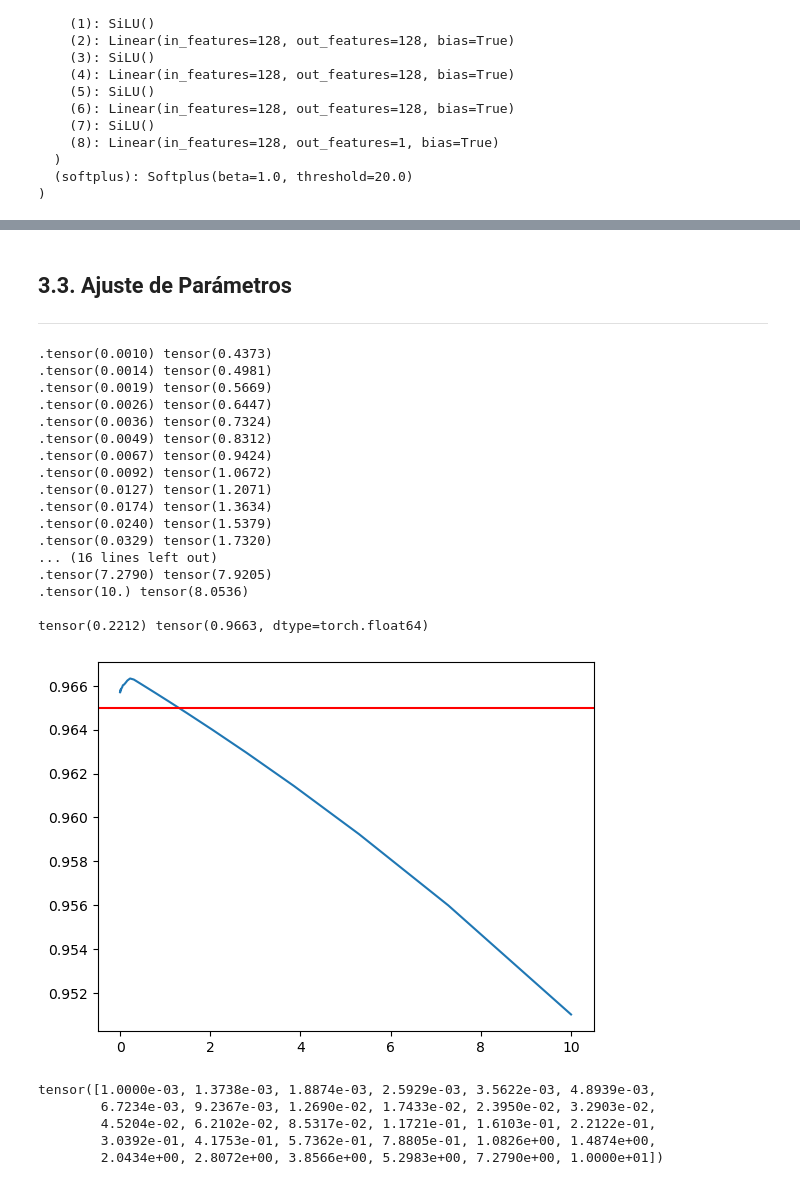
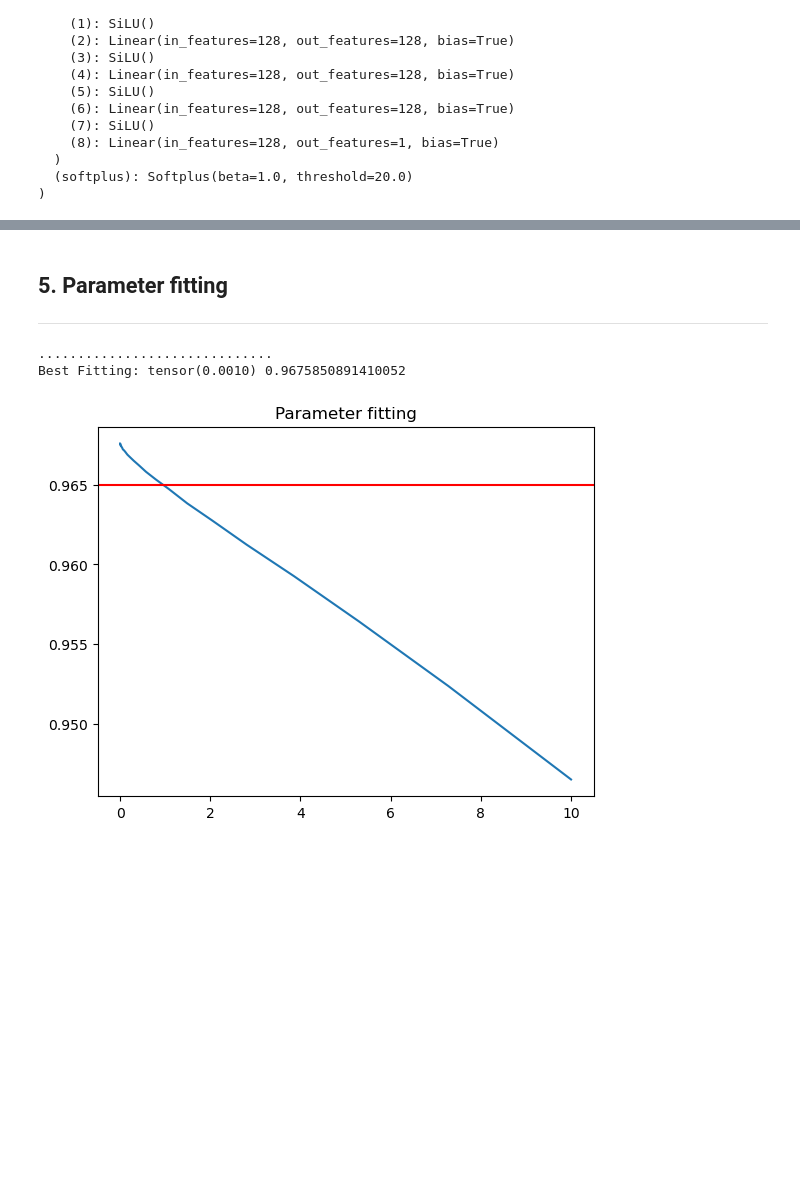
Before and after one commit to juanramondiaz/CosmoPython, a Jupyter notebook: Cosmo.5A.Inflaton.ipynb, the cells around one changed output, grey strips where cells are left out. Cells and saved outputs as stored; diff of their text form; code cells hidden in the pictures; blank space fills up the shorter version.

```diff
--- a/Cosmo.5A.Inflaton.ipynb
+++ b/Cosmo.5A.Inflaton.ipynb
@@ -500,17 +542,17 @@ def d2V_VNet(phi):
 # %%
 def V(phi, param):
     """
-    Calcula el potencial V(phi) para un campo escalar dado el tipo de potencial.
+    Computes the potential V(phi) for a scalar field given the potential type.
 
     Args:
-        phi (torch.Tensor): Valor del campo escalar.
-        param(dict): Diccionario de Parámetros
+        phi (torch.Tensor): Value of the scalar field.
+        param(dict): Parameter dictionary
 
     Returns:
-        torch.Tensor: Valor del potencial V(phi).
+        torch.Tensor: Value of the potential V(phi).
 
     Raises:
-        ValueError: Si el tipo de potencial no es válido.
+        ValueError: If the potential type is not valid.
     """
     pot = param['potential']
     phi = torch.as_tensor(phi)
@@ -537,23 +579,23 @@ def V(phi, param):
     elif pot == 'VNet':
         return V_VNet(phi)
     else:
-        raise ValueError("Potencial desconocido")
+        raise ValueError("Unknown potential")
 
 def dV_dphi(phi, param):
     """
-    Calcula la derivada del potencial V'(phi) = dV/dphi.
+    Computes the derivative of the potential V'(phi) = dV/dphi.
 
     Args:
-        phi (torch.Tensor): Valor del campo escalar (en unidades de M_Pl).
-        param(dict): Diccionario de Parámetros
+        phi (torch.Tensor): Value of the scalar field (in units of M_Pl).
+        param(dict): Parameter dictionary
 
     Returns:
-        torch.Tensor: Valor de la derivada V'(phi).
+        torch.Tensor: Value of the derivative V'(phi).
 
     Raises:
-        ValueError: Si el tipo de potencial no es válido.
+        ValueError: If the potential type is not valid.
     """
-    # Tipo de potencial ('quad', 'quartic', 'hilltop', 'alpha').
+    # Potential type ('quad', 'quartic', 'hilltop', 'alpha').
     pot = param['potential']
     phi = torch.as_tensor(phi)
     if pot == 'quad':
@@ -581,10 +623,10 @@ def dV_dphi(phi, param):
     elif pot == 'VNet':
         return dV_VNet(phi)
     else:
-        raise ValueError("Potencial desconocido")
+        raise ValueError("Unknown potential")
 
 def d2V_dphi(phi, param):
-    # Segunda derivada, útil para eta_V
+    # Second derivative, useful for eta_V
     pot = param['potential']
     phi = torch.as_tensor(phi)
     if pot == 'quad':
@@ -597,8 +639,8 @@ def d2V_dphi(phi, param):
         V0 = param['V0']
         mu = param['mu']
         p  = param['p']
-        # d/dphi de la expresión anterior:
-        # V' = -2 V0 (1 - x) p phi^{p-1} / mu^p, con x=(phi/mu)^p
+        # d/dphi of the previous expression:
+        # V' = -2 V0 (1 - x) p phi^{p-1} / mu^p, with x=(phi/mu)^p
         # V'' = -2 V0 [ (-x') p phi^{p-1}/mu^p + (1 - x) p (p-1) phi^{p-2}/mu^p ]
         x   = (phi / mu).pow(p)
         xp  = p * (phi.pow(p-1)) / (mu.pow(p))
@@ -616,5 +658,5 @@ def d2V_dphi(phi, param):
     elif pot == 'VNet':
         return d2V_VNet(phi)
     else:
-        raise ValueError("Potencial desconocido")
+        raise ValueError("Unknown potential")
 # %% [markdown]
@@ -2006,5 +2057,5 @@ plt.show()
 # %% [markdown]
-## 3.3. Ajuste de Parámetros
+## 5. Parameter fitting
 ---
 # %%
 p_list = torch.logspace(-3, 1, 30)
@@ -2013,62 +2064,38 @@ n_s_list, r_list =[], []
 method = 'N'  # 'N', 'TIME'
 
 for p in p_list:
     #print('\n POTENCIAL:', pot,'\n', '*'*40)
     print('.', end='')
     pot = 'alpha'
 
     if method == 'TIME':
         param = get_Params(units=UNITS, potential= pot, CMB_fit = False)
         param['lambda_'] = phi0
         param['potential']=pot
         condition = get_Initial_Conditions(param)#, phi0 = condition['phi0'] )
         results = integrate_inflation_by_time(equations, condition=condition, param=param, events=end_inflation, method='RK45', debug =False)
     elif method == 'N':
         param = get_Params(units=UNITS, potential= pot, CMB_fit = True)
         param['p'] = p
         param['potential']=pot
         param['alpha'] = p
         condition = get_Initial_Conditions(param)#, phi0 = condition['phi0'] )
-        print(p, condition['phi0'])
         results = integrate_inflation_by_efolds(param, condition, dN=1e-1, N_max=80.0, stop_when='epsV', debug = False)
 
 
     param_cosmo = analisis_Solution(results, param, debug =False)
     n_s_list.append(param_cosmo['n_s'])
     r_list.append(param_cosmo['r'])
 plt.plot(p_list,n_s_list)
-
+plt.title('Parameter fitting')
 plt.axhline(0.965, color='r')
 #plt.axvline(1.0, color='r')
 print()
-print(p_list[torch.argmax(torch.Tensor(n_s_list))], n_s_list[torch.argmax(torch.Tensor(n_s_list))])
+print('Best Fitting:', p_list[torch.argmax(torch.Tensor(n_s_list))], n_s_list[torch.argmax(torch.Tensor(n_s_list))])
 # %% [output]
-.tensor(0.0010) tensor(0.4373)
-.tensor(0.0014) tensor(0.4981)
-.tensor(0.0019) tensor(0.5669)
-.tensor(0.0026) tensor(0.6447)
-.tensor(0.0036) tensor(0.7324)
-.tensor(0.0049) tensor(0.8312)
-.tensor(0.0067) tensor(0.9424)
-.tensor(0.0092) tensor(1.0672)
-.tensor(0.0127) tensor(1.2071)
-.tensor(0.0174) tensor(1.3634)
-.tensor(0.0240) tensor(1.5379)
-.tensor(0.0329) tensor(1.7320)
-... (16 lines left out)
-.tensor(7.2790) tensor(7.9205)
-.tensor(10.) tensor(8.0536)
-
-tensor(0.2212) tensor(0.9663, dtype=torch.float64)
+..............................
+Best Fitting: tensor(0.0010) 0.9675850891410052
-[figure, old version]
+[figure, new version]
-# %%
-print(p_list)
-# %% [output]
-tensor([1.0000e-03, 1.3738e-03, 1.8874e-03, 2.5929e-03, 3.5622e-03, 4.8939e-03,
-        6.7234e-03, 9.2367e-03, 1.2690e-02, 1.7433e-02, 2.3950e-02, 3.2903e-02,
-        4.5204e-02, 6.2102e-02, 8.5317e-02, 1.1721e-01, 1.6103e-01, 2.2122e-01,
-        3.0392e-01, 4.1753e-01, 5.7362e-01, 7.8805e-01, 1.0826e+00, 1.4874e+00,
-        2.0434e+00, 2.8072e+00, 3.8566e+00, 5.2983e+00, 7.2790e+00, 1.0000e+01])
 # %%
 import numpy as np
 ns_pred = np.array(n_s_list)
```
Also changed, not shown: parts of 57 cells of this notebook, 9 other files.
